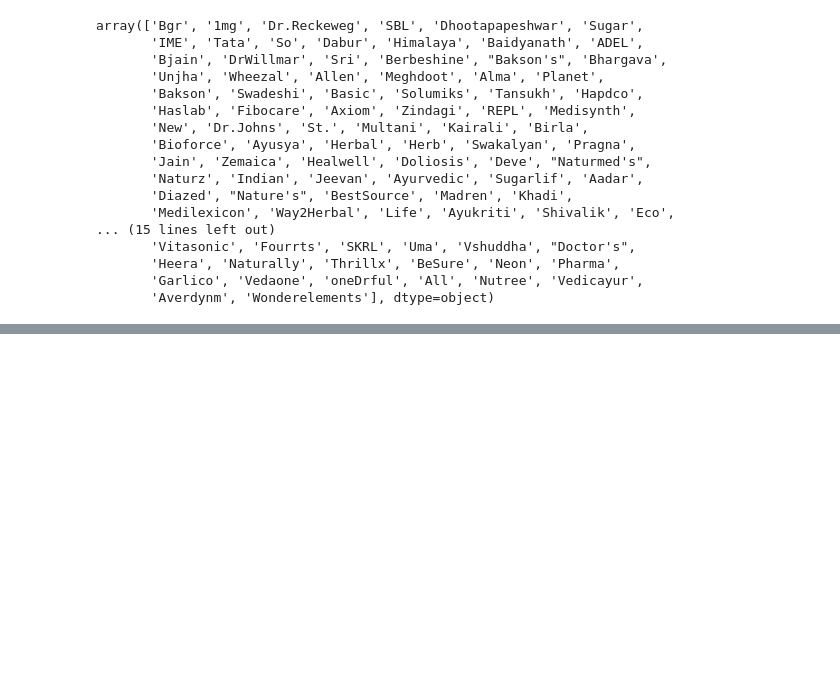
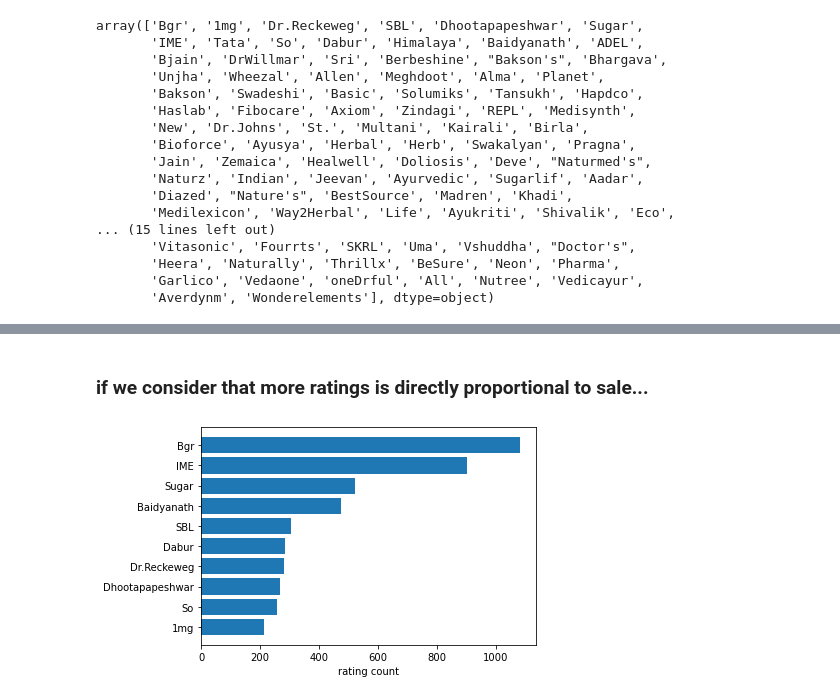
Before and after one commit to AryaChakraborty/1mg_EDA, a Jupyter notebook: diabetes_EDA.ipynb, the cells around one changed output, grey strips where cells are left out. Drawn from its saved outputs; the diff is of its cells as text; code cells hidden in the pictures; blank space fills up the shorter version.

```diff
--- a/diabetes_EDA.ipynb
+++ b/diabetes_EDA.ipynb
@@ -97,0 +106,9 @@ plt.show()
+# %% [markdown]
+### if we consider that more ratings is directly proportional to sale...
+# %%
+brand_wise_rating_count = data.groupby('brand')['number of ratings'].sum().sort_values()[-10:]
+plt.barh(brand_wise_rating_count.keys(), brand_wise_rating_count)
+plt.xlabel('rating count')
+plt.show()
+# %% [output]
+[figure, added]
```
Also changed, not shown: parts of 3 cells of this notebook, 1 other file.
